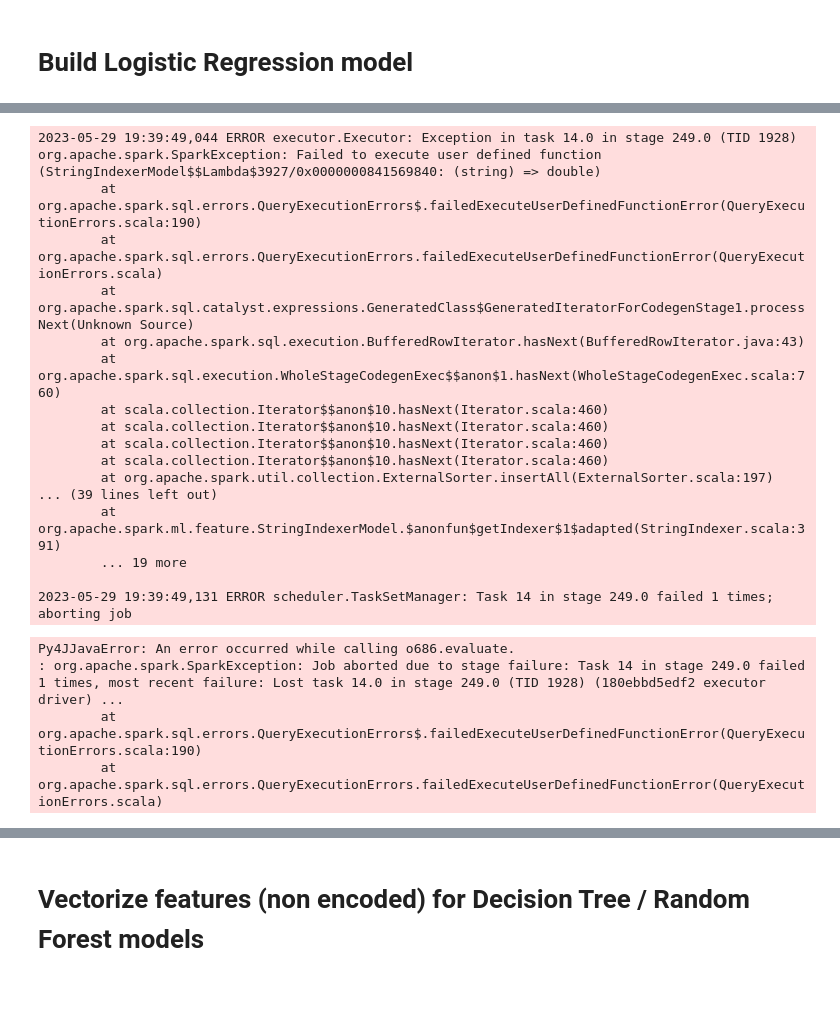
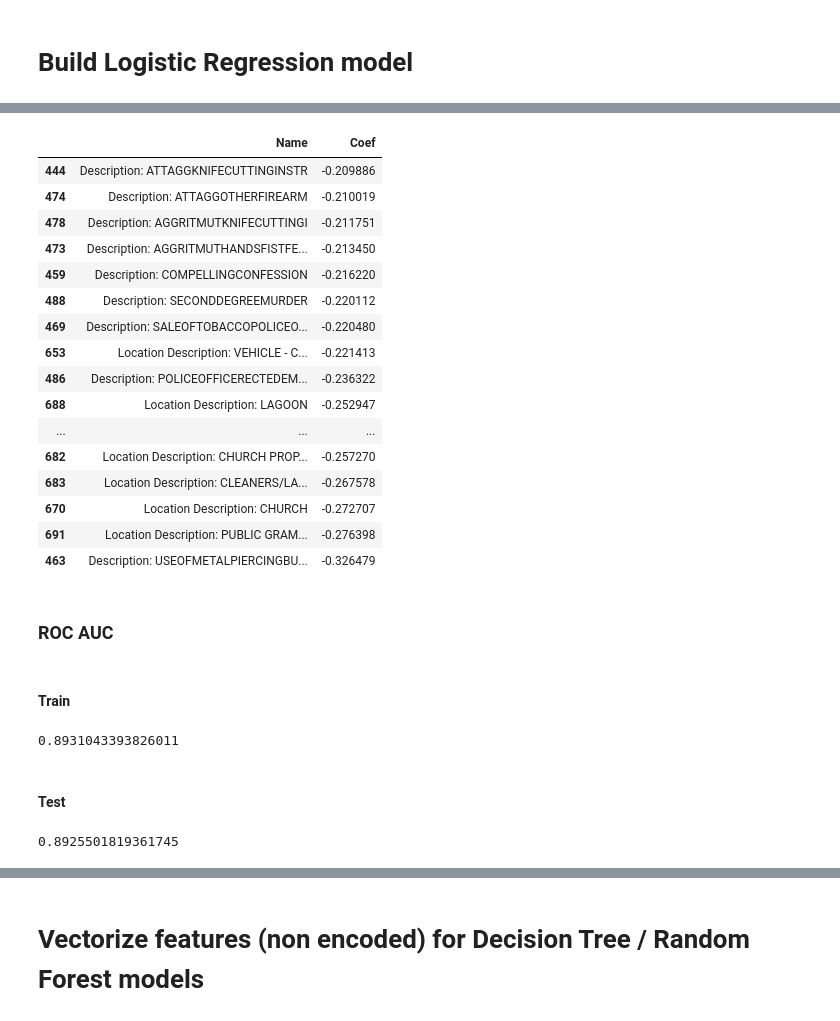
Before and after one commit to mqsong10/mas-dse-230, a Jupyter notebook: model-building-msoren.ipynb, the cells around one changed output, grey strips where cells are left out. Saved outputs shown, nothing was run; the diff lists cells and outputs as text; code cells hidden in the pictures; blank space fills up the shorter version.

```diff
--- a/model-building-msoren.ipynb
+++ b/model-building-msoren.ipynb
@@ -318,27 +361,35 @@ KeyboardInterrupt:
+# %%
+coef_sorted[-20:]
+# %% [output]
+|  | Name | Coef |
+| 444 | Description: ATTAGGKNIFECUTTINGINSTR | -0.209886 |
+| 474 | Description: ATTAGGOTHERFIREARM | -0.210019 |
+| 478 | Description: AGGRITMUTKNIFECUTTINGI | -0.211751 |
+| 473 | Description: AGGRITMUTHANDSFISTFE... | -0.213450 |
+| 459 | Description: COMPELLINGCONFESSION | -0.216220 |
+| 488 | Description: SECONDDEGREEMURDER | -0.220112 |
+| 469 | Description: SALEOFTOBACCOPOLICEO... | -0.220480 |
+| 653 | Location Description: VEHICLE - C... | -0.221413 |
+| 486 | Description: POLICEOFFICERECTEDEM... | -0.236322 |
+| 688 | Location Description: LAGOON | -0.252947 |
+| ... | ... | ... |
+| 682 | Location Description: CHURCH PROP... | -0.257270 |
+| 683 | Location Description: CLEANERS/LA... | -0.267578 |
+| 670 | Location Description: CHURCH | -0.272707 |
+| 691 | Location Description: PUBLIC GRAM... | -0.276398 |
+| 463 | Description: USEOFMETALPIERCINGBU... | -0.326479 |
+# %% [markdown]
+### ROC AUC
+# %% [markdown]
+#### Train
+# %%
+evaluator.evaluate(lr_tvs_model.transform(df_train_enc))
+# %% [output]
+0.8931043393826011
+# %% [markdown]
+#### Test
 # %%
-# Predict on test data and evaluate performance
-
 df_test_enc = pipeline.fit(df_train).transform(df_test).select('features', 'Arrest')
-lr_preds = lr_tvs_model.transform(df_test_enc)
+evaluator.evaluate(lr_tvs_model.transform(df_test_enc))
 # %% [output]
-2023-05-29 19:39:49,044 ERROR executor.Executor: Exception in task 14.0 in stage 249.0 (TID 1928)
-org.apache.spark.SparkException: Failed to execute user defined function (StringIndexerModel$$Lambda$3927/0x0000000841569840: (string) => double)
-        at org.apache.spark.sql.errors.QueryExecutionErrors$.failedExecuteUserDefinedFunctionError(QueryExecutionErrors.scala:190)
-        at org.apache.spark.sql.errors.QueryExecutionErrors.failedExecuteUserDefinedFunctionError(QueryExecutionErrors.scala)
-        at org.apache.spark.sql.catalyst.expressions.GeneratedClass$GeneratedIteratorForCodegenStage1.processNext(Unknown Source)
-        at org.apache.spark.sql.execution.BufferedRowIterator.hasNext(BufferedRowIterator.java:43)
-        at org.apache.spark.sql.execution.WholeStageCodegenExec$$anon$1.hasNext(WholeStageCodegenExec.scala:760)
-        at scala.collection.Iterator$$anon$10.hasNext(Iterator.scala:460)
-        at scala.collection.Iterator$$anon$10.hasNext(Iterator.scala:460)
-        at scala.collection.Iterator$$anon$10.hasNext(Iterator.scala:460)
-        at scala.collection.Iterator$$anon$10.hasNext(Iterator.scala:460)
-        at org.apache.spark.util.collection.ExternalSorter.insertAll(ExternalSorter.scala:197)
-... (39 lines left out)
-        at org.apache.spark.ml.feature.StringIndexerModel.$anonfun$getIndexer$1$adapted(StringIndexer.scala:391)
-        ... 19 more
-
-2023-05-29 19:39:49,131 ERROR scheduler.TaskSetManager: Task 14 in stage 249.0 failed 1 times; aborting job
+0.8925501819361745
-Py4JJavaError: An error occurred while calling o686.evaluate.
-: org.apache.spark.SparkException: Job aborted due to stage failure: Task 14 in stage 249.0 failed 1 times, most recent failure: Lost task 14.0 in stage 249.0 (TID 1928) (180ebbd5edf2 executor driver) ...
-        at org.apache.spark.sql.errors.QueryExecutionErrors$.failedExecuteUserDefinedFunctionError(QueryExecutionErrors.scala:190)
-        at org.apache.spark.sql.errors.QueryExecutionErrors.failedExecuteUserDefinedFunctionError(QueryExecutionErrors.scala)
```
Also changed, not shown: parts of 21 cells of this notebook.
